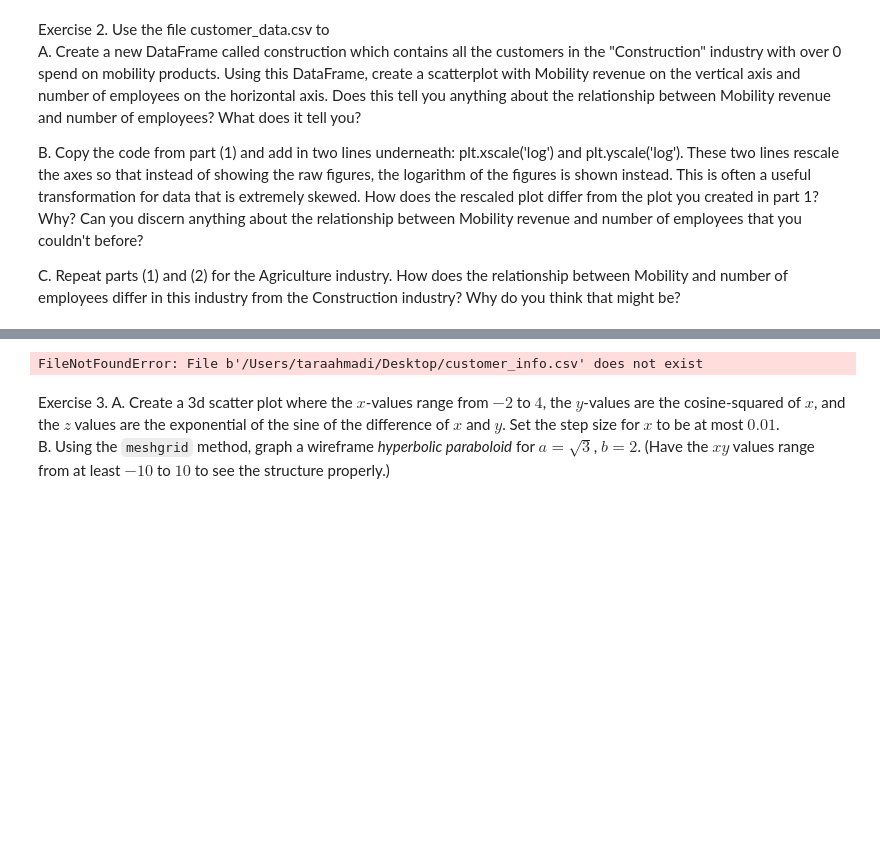
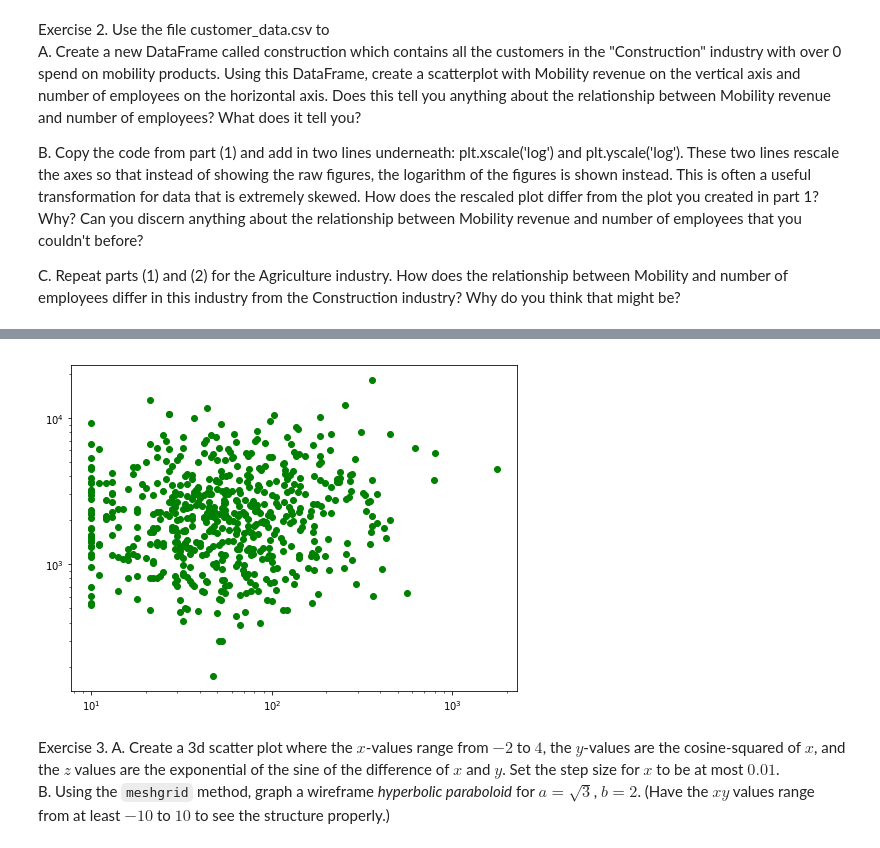
Before and after one commit to taraahmadi/Data-Science, a Jupyter notebook: Data+Visualization+Examples.ipynb, the cells around one changed output, grey strips where cells are left out. Cells and saved outputs as stored; diff of their text form; code cells hidden in the pictures; blank space fills up the shorter version.

```diff
--- a/Data+Visualization+Examples.ipynb
+++ b/Data+Visualization+Examples.ipynb
@@ -54,26 +70,14 @@ C. Repeat parts (1) and (2) for the Agriculture industry. How does the relations
 # %%
-# 1A
-ci = pd.read_csv("/Users/taraahmadi/Desktop/customer_info.csv")
-
-construction = ci[(ci['INDUSTRY'] == 'Construction') & (ci['MOBILITY'] > 0)]
-scatter(construction['EMP'] , construction['MOBILITY'] );
-
-# 1B
-construction = ci[(ci['INDUSTRY'] == 'Construction') & (ci['MOBILITY'] > 0)]
-scatter(construction['EMP'] , construction['MOBILITY'] );
-
-plt.xscale('log')
-plt.yscale('log')
 
 # 1C
 agriculture = ci[(ci['INDUSTRY'] == 'Agriculture') & (ci['MOBILITY'] > 0)]
 
 scatter(agriculture['EMP'] , agriculture['MOBILITY'] , color = 'green');
 
 plt.xscale('log')
 plt.yscale('log')
 # %% [output]
-FileNotFoundError: File b'/Users/taraahmadi/Desktop/customer_info.csv' does not exist
+[figure, added]
 # %% [markdown]
 Exercise 3. A. Create a 3d scatter plot where the $x$-values range from $-2$ to $4$, the $y$-values are the cosine-squared of $x$, and the $z$ values are the exponential of the sine of the difference of $x$ and $y$.  Set the step size for $x$ to be at most $0.01$.
    B. Using the `meshgrid` method, graph a wireframe *hyperbolic paraboloid* for $a=\sqrt{3}$, $b=2$.  (Have the $xy$ values range from at least $-10$ to $10$ to see the structure properly.)
```
Also changed, not shown: parts of 4 cells of this notebook, 3 other files.
